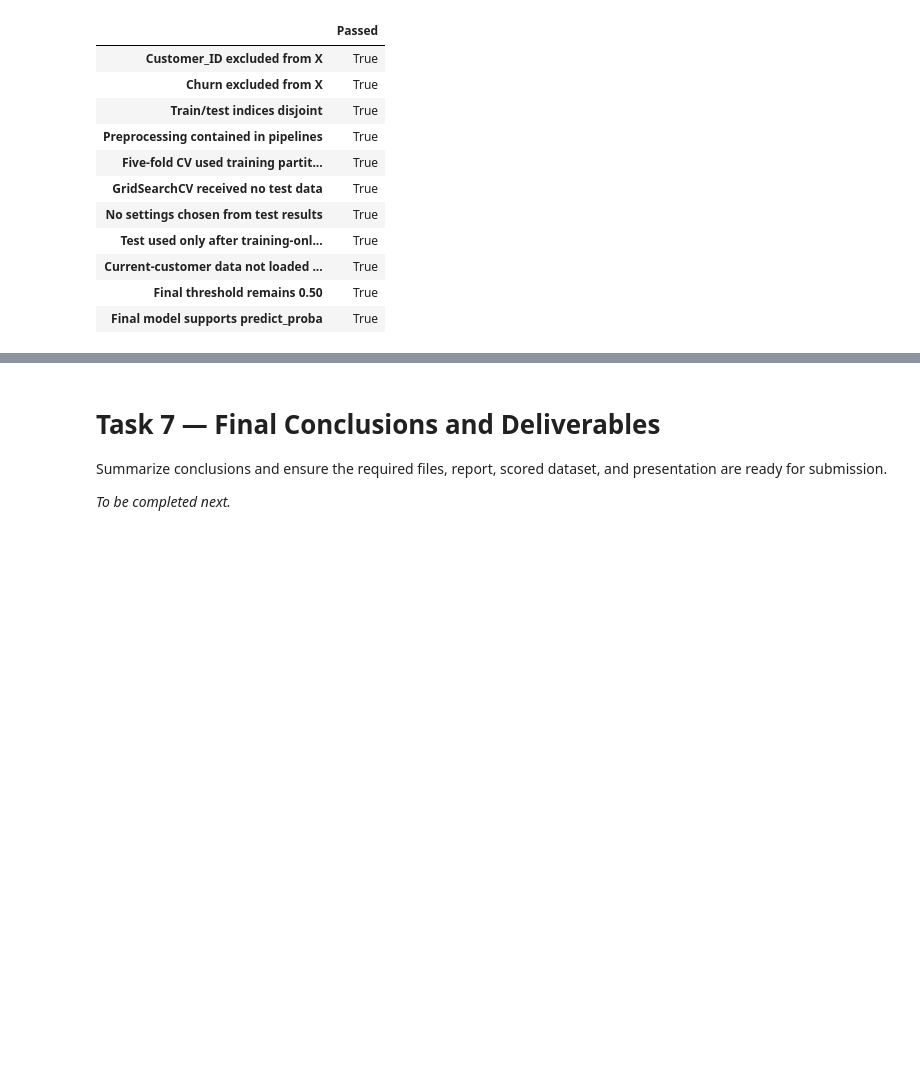
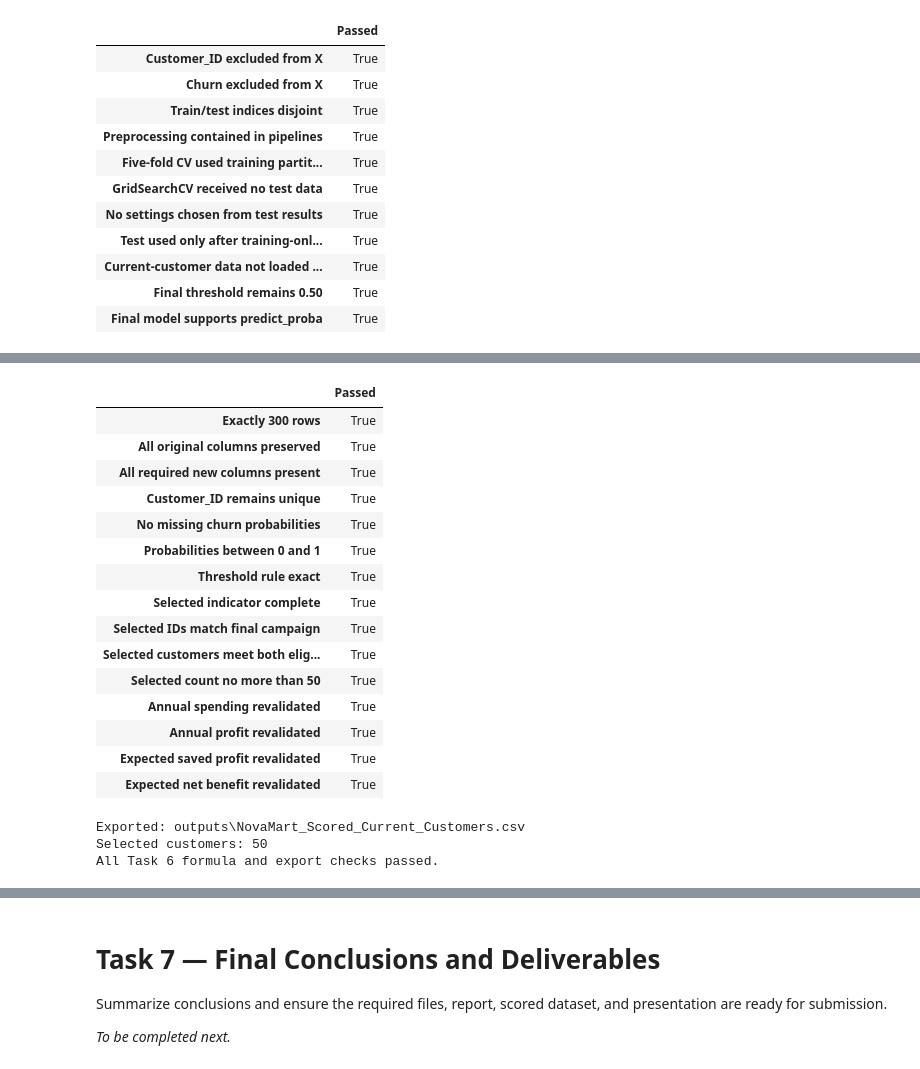
Before and after one commit to HaneenDahbour/novamart-customer-retention, a Jupyter notebook: NovaMart_Final_Project.ipynb, the cells around one changed output, grey strips where cells are left out. Cells and saved outputs as stored; diff of their text form; code cells hidden in the pictures; blank space fills up the shorter version.

```diff
--- a/NovaMart_Final_Project.ipynb
+++ b/NovaMart_Final_Project.ipynb
@@ -1736,0 +2182,56 @@ Score current customers, calculate financial value and expected benefit, create
+# %%
+scored_output_path = Path("outputs/NovaMart_Scored_Current_Customers.csv")
+required_new_columns = [
+    "Churn_Probability", "Predicted_Churn", "Annual_Spending_JD",
+    "Annual_Profit_JD", "Expected_Saved_Profit_JD",
+    "Expected_Net_Benefit_JD", "Selected_for_Retention"
+]
+
+assert scored_current.columns.tolist() == current_original_columns + required_new_columns
+scored_current.to_csv(scored_output_path, index=False)
+
+exported_scored = pd.read_csv(scored_output_path)
+selected_exported = exported_scored["Selected_for_Retention"] == "Yes"
+export_validation = pd.Series({
+    "Exactly 300 rows": len(exported_scored) == 300,
+    "All original columns preserved": exported_scored.columns[:len(current_original_columns)].tolist() == current_original_columns,
+    "All required new columns present": set(required_new_columns).issubset(exported_scored.columns),
+    "Customer_ID remains unique": exported_scored["Customer_ID"].is_unique,
+    "No missing churn probabilities": exported_scored["Churn_Probability"].notna().all(),
+    "Probabilities between 0 and 1": exported_scored["Churn_Probability"].between(0, 1).all(),
+    "Threshold rule exact": np.array_equal(exported_scored["Predicted_Churn"], (exported_scored["Churn_Probability"] >= 0.50).astype(int)),
+    "Selected indicator complete": exported_scored["Selected_for_Retention"].isin(["Yes", "No"]).all(),
+    "Selected IDs match final campaign": set(exported_scored.loc[selected_exported, "Customer_ID"]) == selected_ids,
+    "Selected customers meet both eligibility rules": ((exported_scored.loc[selected_exported, "Predicted_Churn"] == 1) & (exported_scored.loc[selected_exported, "Expected_Net_Benefit_JD"] > 0)).all(),
+    "Selected count no more than 50": selected_exported.sum() <= 50,
+    "Annual spending revalidated": np.allclose(exported_scored["Annual_Spending_JD"], exported_scored["Monthly_Spend_JD"] * 12),
+    "Annual profit revalidated": np.allclose(exported_scored["Annual_Profit_JD"], exported_scored["Annual_Spending_JD"] * 0.25),
+    "Expected saved profit revalidated": np.allclose(exported_scored["Expected_Saved_Profit_JD"], exported_scored["Churn_Probability"] * 0.35 * exported_scored["Annual_Profit_JD"]),
+    "Expected net benefit revalidated": np.allclose(exported_scored["Expected_Net_Benefit_JD"], exported_scored["Expected_Saved_Profit_JD"] - 20),
+}, name="Passed")
+display(export_validation.to_frame())
+assert export_validation.all()
+
+print("Exported:", scored_output_path)
+print("Selected customers:", int(selected_exported.sum()))
+print("All Task 6 formula and export checks passed.")
+# %% [output]
+|  | Passed |
+| Exactly 300 rows | True |
+| All original columns preserved | True |
+| All required new columns present | True |
+| Customer_ID remains unique | True |
+| No missing churn probabilities | True |
+| Probabilities between 0 and 1 | True |
+| Threshold rule exact | True |
+| Selected indicator complete | True |
+| Selected IDs match final campaign | True |
+| Selected customers meet both elig... | True |
+| Selected count no more than 50 | True |
+| Annual spending revalidated | True |
+| Annual profit revalidated | True |
+| Expected saved profit revalidated | True |
+| Expected net benefit revalidated | True |
+Exported: outputs\NovaMart_Scored_Current_Customers.csv
+Selected customers: 50
+All Task 6 formula and export checks passed.
```
Also changed, not shown: parts of 54 cells of this notebook, 4 other files.
